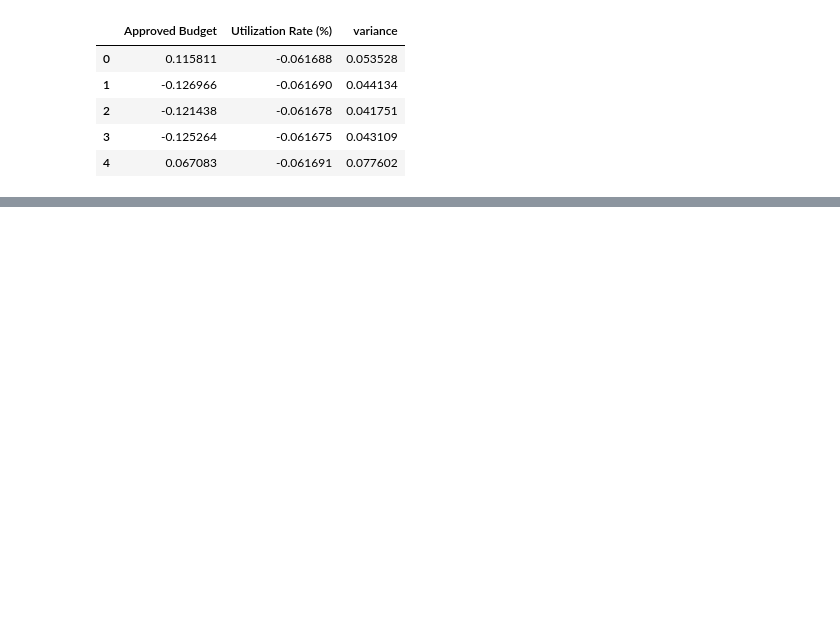
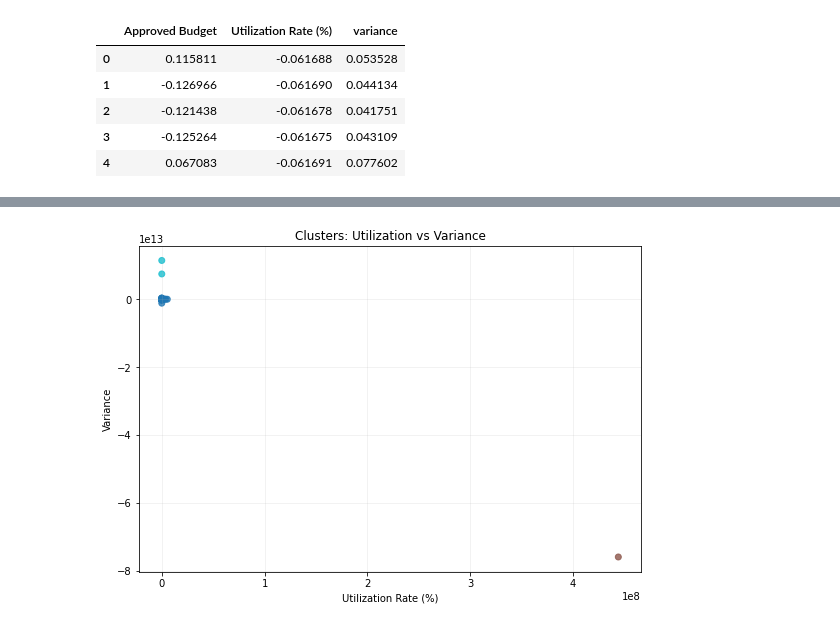
Before and after one commit to Sydney-Were/Analysis-of-National-Government-Ministries-Departments-and-Agencies-Budget-Data, a Jupyter notebook: Analysis.ipynb, the cells around one changed output, grey strips where cells are left out. Saved outputs shown, nothing was run; the diff lists cells and outputs as text; code cells hidden in the pictures; blank space fills up the shorter version.

```diff
--- a/Analysis.ipynb
+++ b/Analysis.ipynb
@@ -708,0 +742,21 @@ pd.DataFrame(X_scaled, columns=features.columns).head()
+# %%
+k_final = 3  # replace after reviewing elbow/silhouette
+
+kmeans = KMeans(n_clusters=k_final, random_state=42, n_init=20)
+df['Cluster'] = kmeans.fit_predict(X_scaled)
+
+centroids_scaled = kmeans.cluster_centers_
+centroids_original = scaler.inverse_transform(centroids_scaled)
+centroid_df = pd.DataFrame(centroids_original, columns=features.columns)
+centroid_df['Cluster'] = centroid_df.index
+
+cluster_summary = df.groupby('Cluster').agg(
+    count=('MDA_name', 'count'),
+    mean_budget=('Approved Budget', 'mean'),
+    mean_util=('Utilization Rate (%)', 'mean'),
+    mean_variance=('variance', 'mean'),
+    audit_rate=('Audit Flag', 'mean')
+).reset_index()
+
+display(centroid_df)
+display(cluster_summary)
@@ -708,0 +778,11 @@ pd.DataFrame(X_scaled, columns=features.columns).head()
+# %%
+plt.figure(figsize=(9,6))
+plt.scatter(df['Utilization Rate (%)'], df['variance'], c=df['Cluster'], cmap='tab10', alpha=0.8)
+plt.xlabel("Utilization Rate (%)")
+plt.ylabel("Variance")
+plt.title("Clusters: Utilization vs Variance")
+plt.grid(alpha=0.2)
+plt.savefig("figures/clusters_util_vs_variance.png", dpi=150)
+plt.show()
+# %% [output]
+[figure, added]
```
Also changed, not shown: parts of 20 cells of this notebook.
